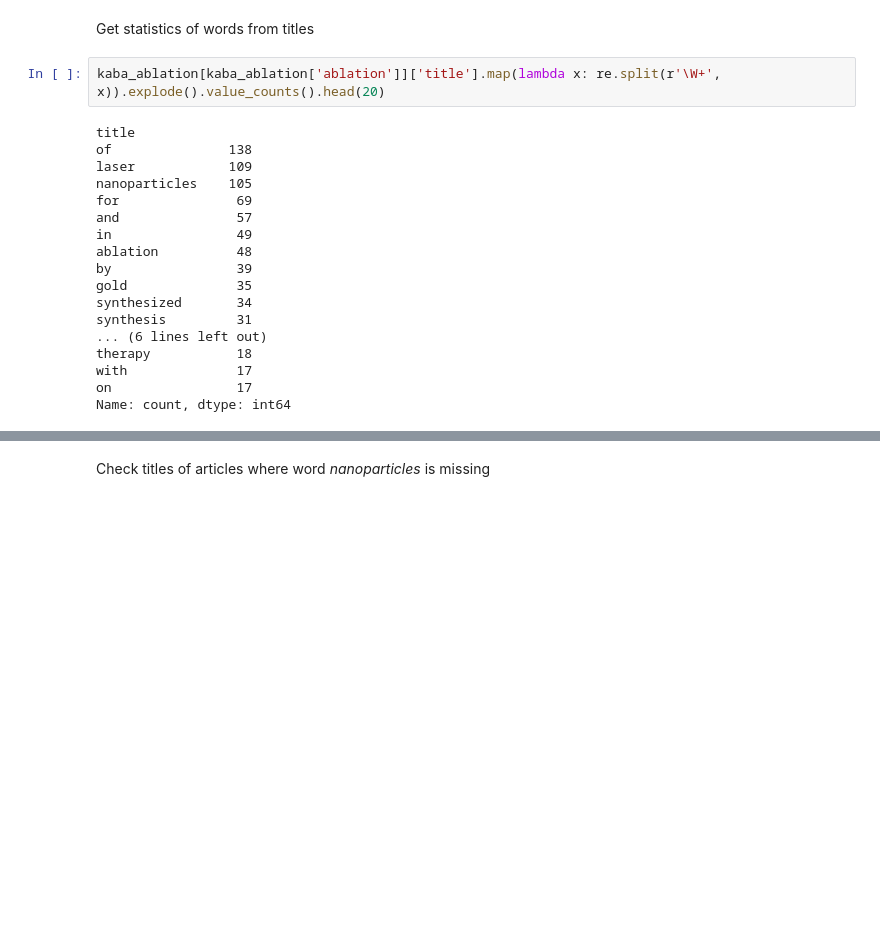
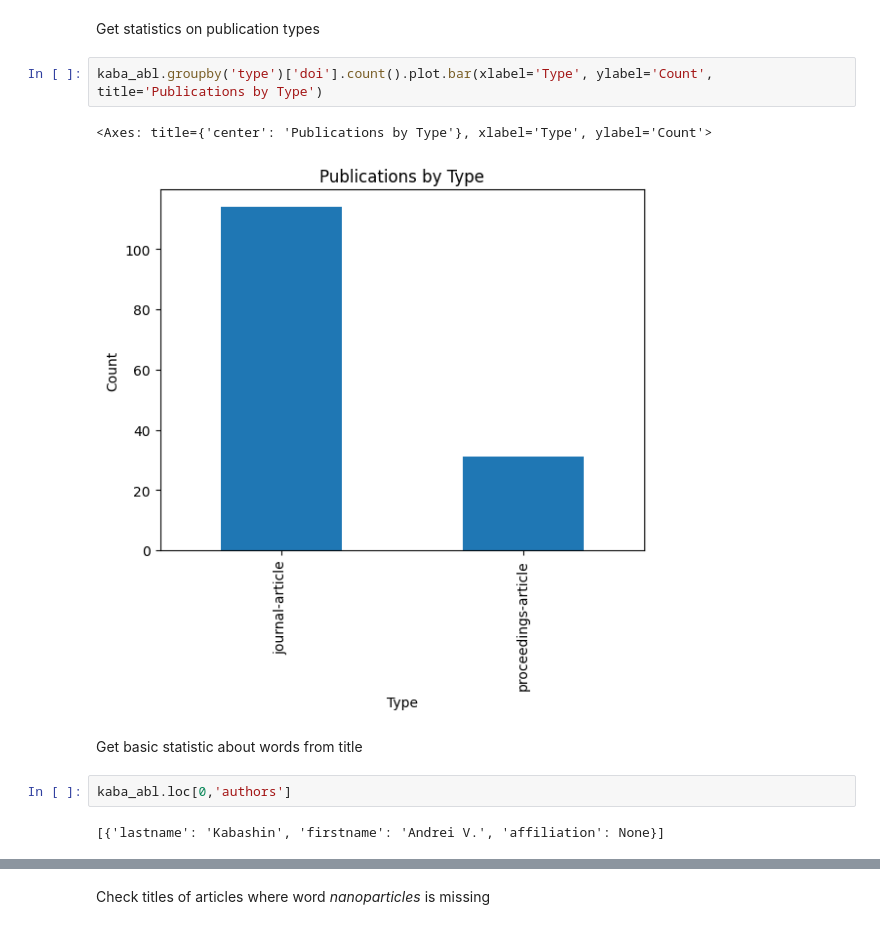
Before and after one commit to Kaldarinz/artfinder, a Jupyter notebook: cross_ref_tests.ipynb, the cells around one changed output, grey strips where cells are left out. Drawn from its saved outputs; the diff is of its cells as text; blank space fills up the shorter version.

```diff
--- a/cross_ref_tests.ipynb
+++ b/cross_ref_tests.ipynb
@@ -88,22 +91,13 @@ memory usage: 4.9+ KB
+# %% [markdown]
+Get statistics on publication types
+# %%
+kaba_abl.groupby('type')['doi'].count().plot.bar(xlabel='Type', ylabel='Count', title='Publications by Type')
+# %% [output]
+<Axes: title={'center': 'Publications by Type'}, xlabel='Type', ylabel='Count'>
+[figure, added]
 # %% [markdown]
-Get statistics of words from titles
+Get basic statistic about words from title
-# %%
-kaba_ablation[kaba_ablation['ablation']]['title'].map(lambda x: re.split(r'\W+', x)).explode().value_counts().head(20)
-# %% [output]
-title
-of               138
-laser            109
-nanoparticles    105
-for               69
-and               57
-in                49
-ablation          48
-by                39
-gold              35
-synthesized       34
-synthesis         31
-... (6 lines left out)
-therapy           18
-with              17
-on                17
-Name: count, dtype: int64
+# %%
+kaba_abl.loc[0,'authors']
+# %% [output]
+[{'lastname': 'Kabashin', 'firstname': 'Andrei V.', 'affiliation': None}]
```
Also changed, not shown: parts of 20 cells of this notebook, 7 other files.
